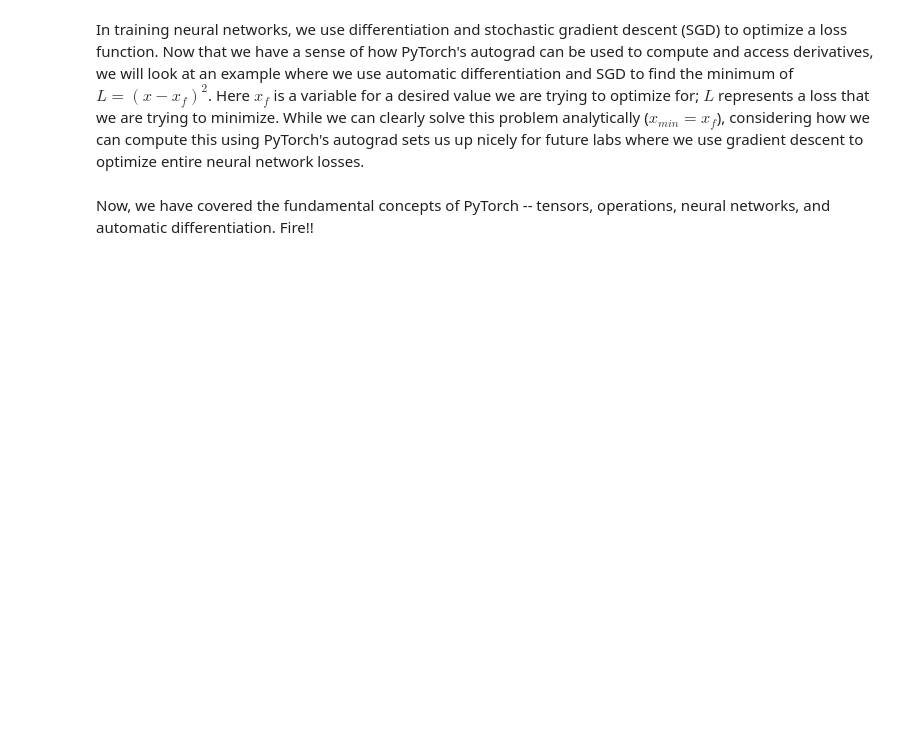
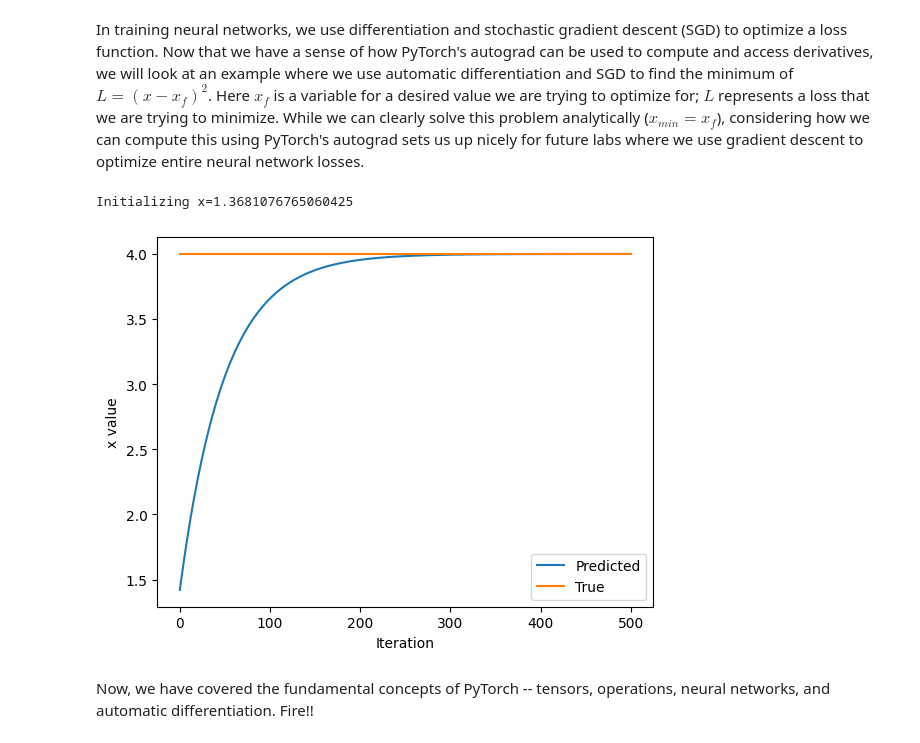
Before and after one commit to xattat/mitdeeplearning, a Jupyter notebook: lab1/PT_Part1_Intro.ipynb, the cells around one changed output. Cells and saved outputs as stored; diff of their text form; code cells hidden in the pictures; blank space fills up the shorter version.

```diff
--- a/lab1/PT_Part1_Intro.ipynb
+++ b/lab1/PT_Part1_Intro.ipynb
@@ -303,33 +320,36 @@ In training neural networks, we use differentiation and stochastic gradient desc
 x = torch.randn(1)
 print(f"Initializing x={x.item()}")
 
 learning_rate = 1e-2  # Learning rate
 history = []
 x_f = 4  # Target value
 
 
 # We will run gradient descent for a number of iterations. At each iteration, we compute the loss,
 #   compute the derivative of the loss with respect to x, and perform the update.
 for i in range(500):
     x = torch.tensor([x], requires_grad=True)
 
     # TODO: Compute the loss as the square of the difference between x and x_f
-    loss = # TODO
+    loss = (x - x_f) ** 2
 
     # Backpropagate through the loss to compute gradients
     loss.backward()
 
     # Update x with gradient descent
     x = x.item() - learning_rate * x.grad
 
     history.append(x.item())
 
 # Plot the evolution of x as we optimize toward x_f!
 plt.plot(history)
 plt.plot([0, 500], [x_f, x_f])
 plt.legend(('Predicted', 'True'))
 plt.xlabel('Iteration')
 plt.ylabel('x value')
 plt.show()
+# %% [output]
+Initializing x=1.3681076765060425
+[figure, added]
 # %% [markdown]
 Now, we have covered the fundamental concepts of PyTorch -- tensors, operations, neural networks, and automatic differentiation. Fire!!
```
Also changed, not shown: parts of 7 cells of this notebook.
